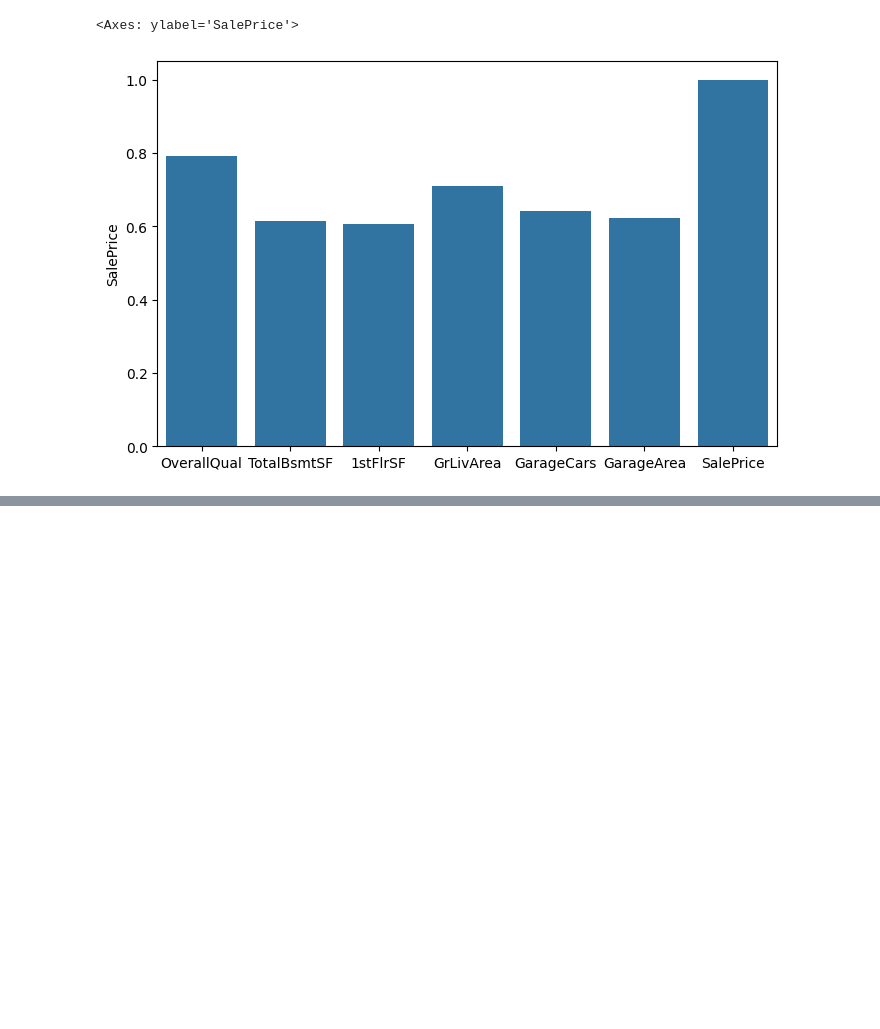
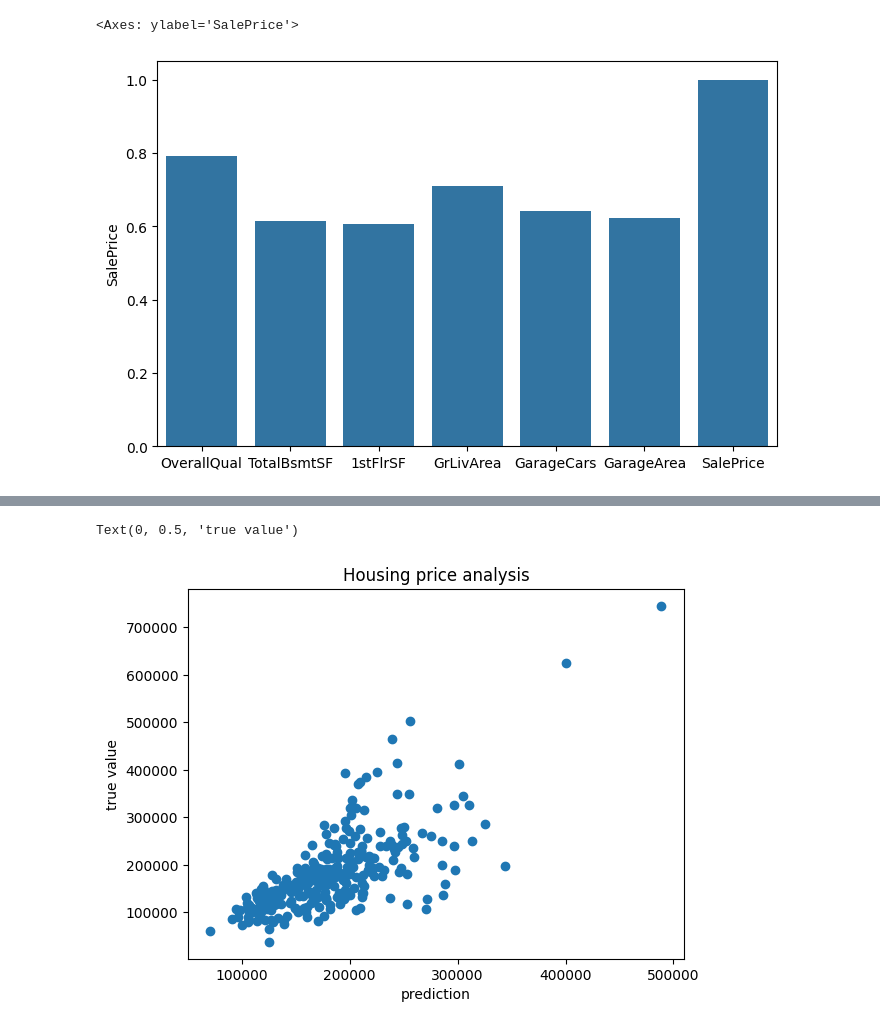
Before and after one commit to jaden-2/Assignment, a Jupyter notebook: tensorassignment.ipynb, the cells around one changed output, grey strips where cells are left out. Drawn from its saved outputs; the diff is of its cells as text; code cells hidden in the pictures; blank space fills up the shorter version.

```diff
--- a/tensorassignment.ipynb
+++ b/tensorassignment.ipynb
@@ -157,7 +158,7 @@ class LogisticRegression:
 
 
 def accuracy_score(y_true, pred):
-    correct = np.sum(y_true == pred)
+    correct = np.sum(np.round(y_true) == np.round(pred))
     total = y_true.shape[0]
     return correct/total
 # %%
@@ -234,12 +251,15 @@ class LinearRegression:
         self.batch_size = batch_size
         self.epoch = epoch
         self.optimizer = tf.keras.optimizers.Adam(learning_rate=self.lr)
-        self.inputLayer = Layer(n_input, 100, name= "inputLayer")
+        self.inputLayer = Layer(n_input, 200, name= "inputLayer")
+        self.middleLayer1 = Layer(200, 100, name="middleLayer")
         self.middleLayer = Layer(100, 50, name="middleLayer")
         self.outputLayer = Layer(50, 1, name="outputLayer")
+        self.loss = np.array([])
 
     def forward(self, x):
         logit = self.inputLayer(x)
+        logit = self.middleLayer1(logit)
         logit = self.middleLayer(logit)
         logit = self.outputLayer(logit)
 
@@ -264,20 +284,25 @@ class LinearRegression:
 
                 gradient = tape.gradient(loss, tape.watched_variables())
                 self.optimizer.apply_gradients(zip(gradient, tape.watched_variables()))
+
             totalLoss/=self.batch_size
+            self.loss = np.append(self.loss, totalLoss)
+
             with tf.GradientTape() as tape:
                 y = self.forward(x_val)
-                loss_val = tf.reduce_mean(tf.pow(y - y_val, 2))
+
+                loss_val = tf.reduce_mean(tf.pow(y-y_val, 2))
 
             gradient = tape.gradient(loss_val, y)
+
             self.optimizer.apply_gradients(zip(gradient, tape.watched_variables()))
-            accuracy = accuracy_score(y_train, self.predict(x_train))
+            accuracy = accuracy_score(y_val, self.predict(x_val))
 
-            print(f"Epoch: {i} loss: {totalLoss} Loss_val: {loss_val} accuracy: {accuracy}")
+            print(f"Epoch: {i} loss: {totalLoss} Loss_val: {loss_val}")
 
         return self
 # %%
-linearModel = LinearRegression()
+linearModel = LinearRegression(epoch=100, lr=1e-5)
 
 linearModel.fit(x_train, y_train, x_val, y_val)
 # %% [output]
@@ -284,0 +327,10 @@ AttributeError: 'LinearRegression' object has no attribute 'outputLayer'
+# %%
+pred = linearModel.predict(x_test)
+
+plt.scatter(pred, y_test)
+plt.title("Housing price analysis")
+plt.xlabel("prediction")
+plt.ylabel("true value")
+# %% [output]
+Text(0, 0.5, 'true value')
+[figure, added]
```
Also changed, not shown: parts of 12 cells of this notebook.
